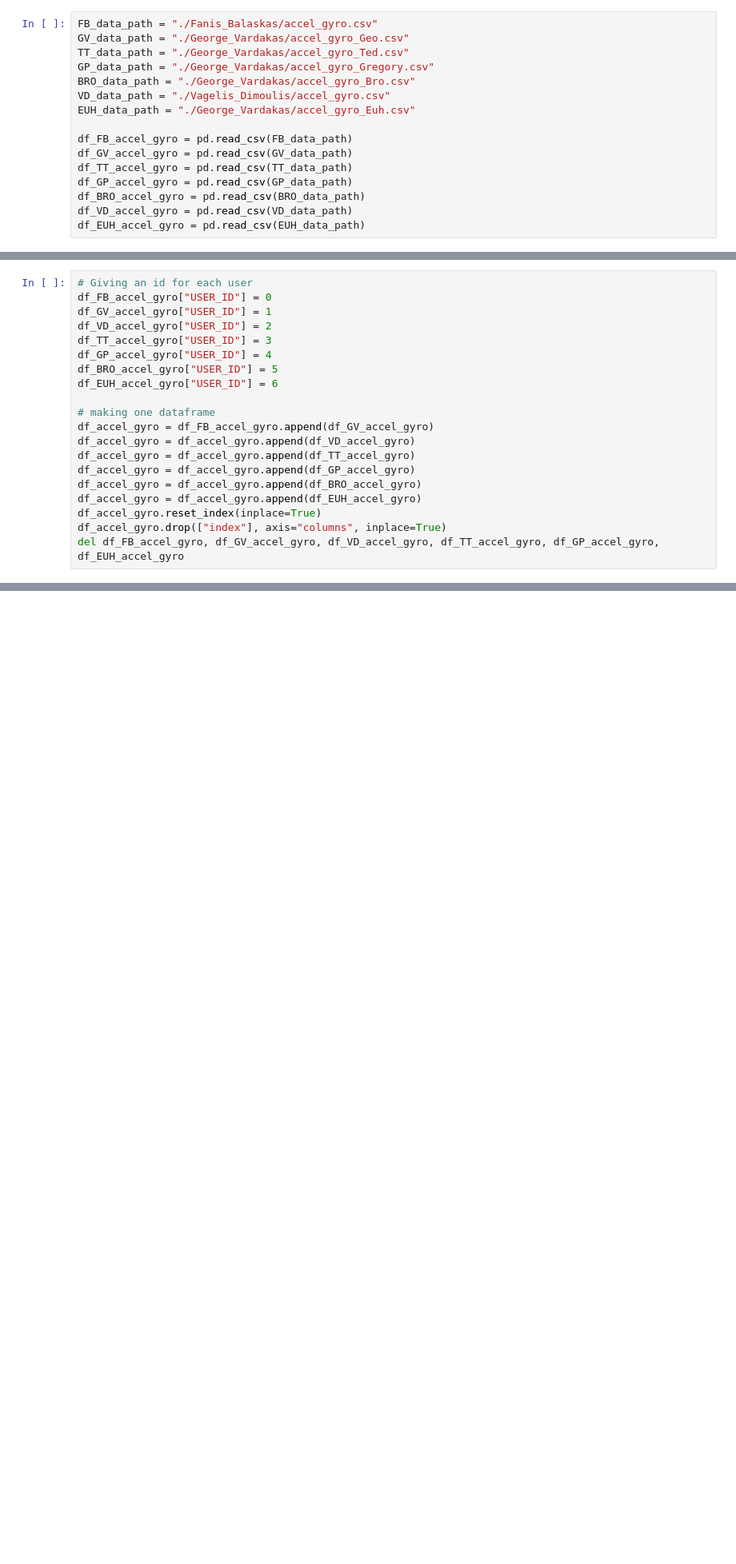
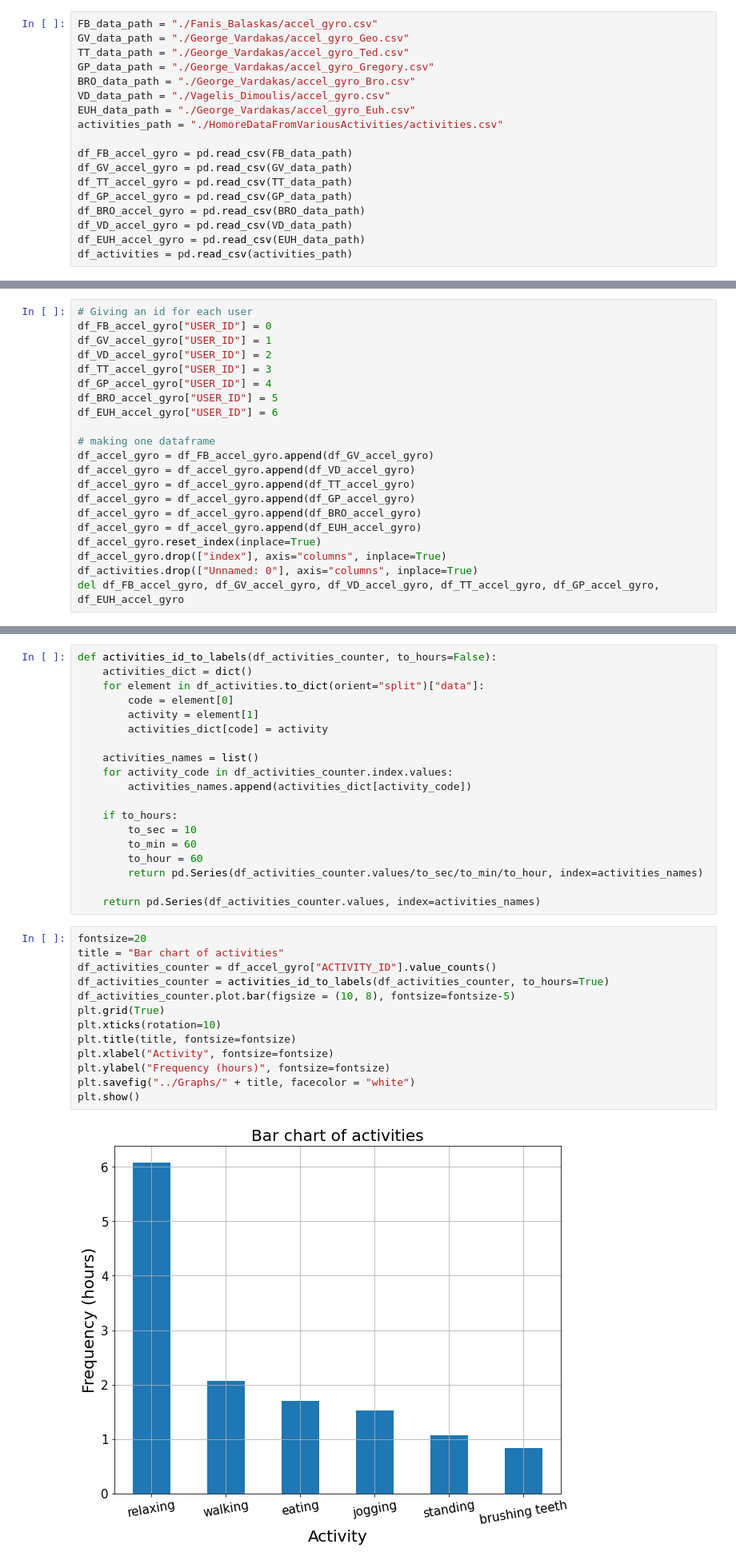
Before and after one commit to giorgosVardakas/Positional-Signal-Processing, a Jupyter notebook: Data/Data Preprocessing.ipynb, the cells around one changed output, grey strips where cells are left out. Shown at 80% size. Cells and saved outputs as stored; diff of their text form; blank space fills up the shorter version.

```diff
--- a/Data/Data Preprocessing.ipynb
+++ b/Data/Data Preprocessing.ipynb
@@ -11,6 +12,7 @@ GP_data_path = "./George_Vardakas/accel_gyro_Gregory.csv"
 BRO_data_path = "./George_Vardakas/accel_gyro_Bro.csv"
 VD_data_path = "./Vagelis_Dimoulis/accel_gyro.csv"
 EUH_data_path = "./George_Vardakas/accel_gyro_Euh.csv"
+activities_path = "./HomoreDataFromVariousActivities/activities.csv"
 
 df_FB_accel_gyro = pd.read_csv(FB_data_path)
 df_GV_accel_gyro = pd.read_csv(GV_data_path)
@@ -19,6 +21,7 @@ df_GP_accel_gyro = pd.read_csv(GP_data_path)
 df_BRO_accel_gyro = pd.read_csv(BRO_data_path)
 df_VD_accel_gyro = pd.read_csv(VD_data_path)
 df_EUH_accel_gyro = pd.read_csv(EUH_data_path)
+df_activities = pd.read_csv(activities_path)
 # %%
 # Den exw ta ms gia na spasw to shma se kathgories
 datetime_format = "%Y-%m-%d %H:%M:%S.%f"
@@ -87,6 +90,7 @@ df_accel_gyro = df_accel_gyro.append(df_BRO_accel_gyro)
 df_accel_gyro = df_accel_gyro.append(df_EUH_accel_gyro)
 df_accel_gyro.reset_index(inplace=True)
 df_accel_gyro.drop(["index"], axis="columns", inplace=True)
+df_activities.drop(["Unnamed: 0"], axis="columns", inplace=True)
 del df_FB_accel_gyro, df_GV_accel_gyro, df_VD_accel_gyro, df_TT_accel_gyro, df_GP_accel_gyro, df_EUH_accel_gyro
 # %%
 df_accel_gyro
@@ -137,3 +143,37 @@ df_accel_gyro
+# %%
+def activities_id_to_labels(df_activities_counter, to_hours=False):
+    activities_dict = dict()
+    for element in df_activities.to_dict(orient="split")["data"]:
+        code = element[0]
+        activity = element[1]
+        activities_dict[code] = activity
+
+    activities_names = list()
+    for activity_code in df_activities_counter.index.values:
+        activities_names.append(activities_dict[activity_code])
+
+    if to_hours:
+        to_sec = 10
+        to_min = 60
+        to_hour = 60
+        return pd.Series(df_activities_counter.values/to_sec/to_min/to_hour, index=activities_names)
+
+    return pd.Series(df_activities_counter.values, index=activities_names)
+# %%
+fontsize=20
+title = "Bar chart of activities"
+df_activities_counter = df_accel_gyro["ACTIVITY_ID"].value_counts()
+df_activities_counter = activities_id_to_labels(df_activities_counter, to_hours=True)
+df_activities_counter.plot.bar(figsize = (10, 8), fontsize=fontsize-5)
+plt.grid(True)
+plt.xticks(rotation=10)
+plt.title(title, fontsize=fontsize)
+plt.xlabel("Activity", fontsize=fontsize)
+plt.ylabel("Frequency (hours)", fontsize=fontsize)
+plt.savefig("../Graphs/" + title, facecolor = "white")
+plt.show()
+# %% [output]
+[figure, added]
 # %% [markdown]
 ## Creating the data for the learning process
 # %%
```
Also changed, not shown: parts of 2 cells of this notebook, 9 other files.
